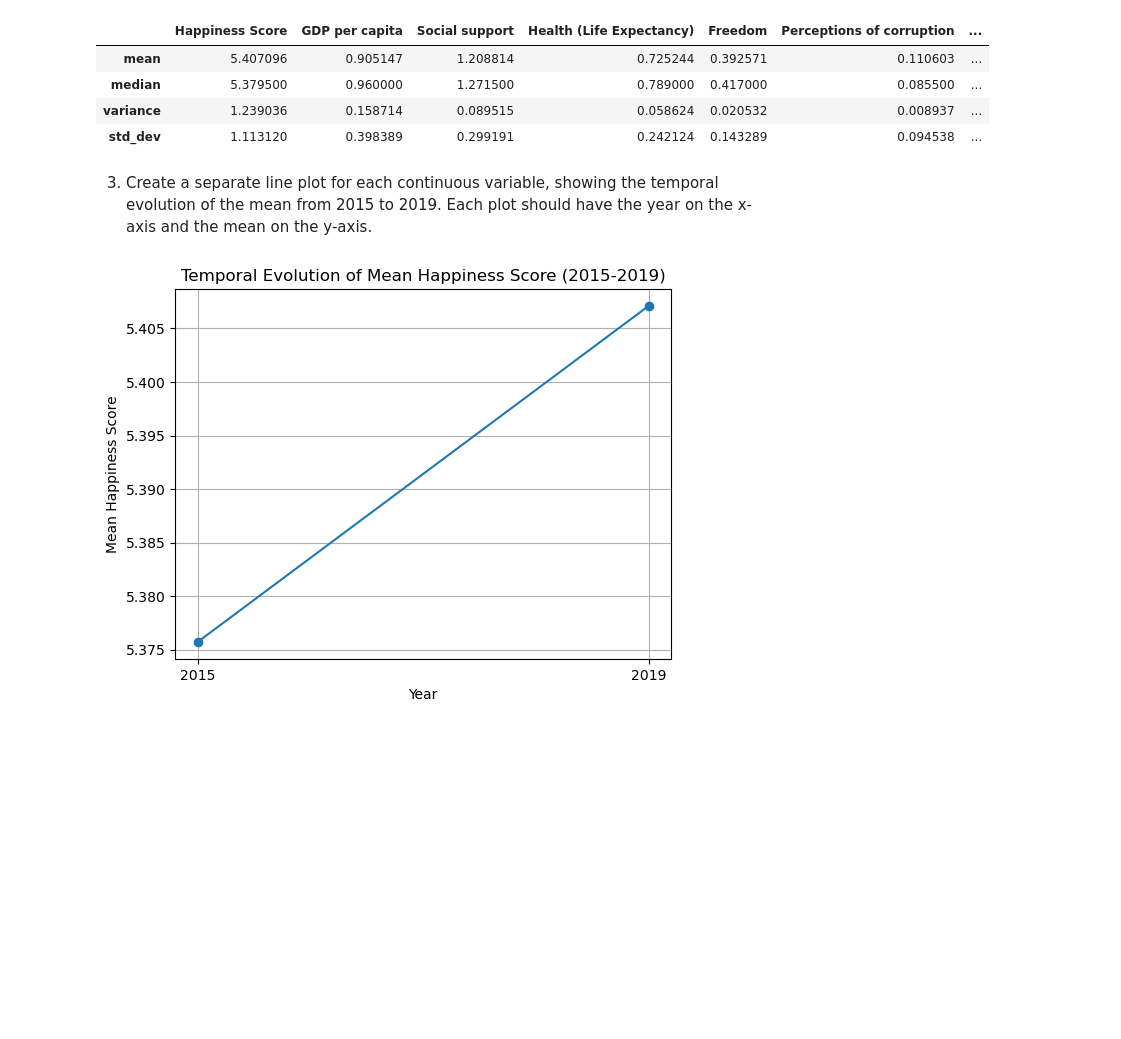
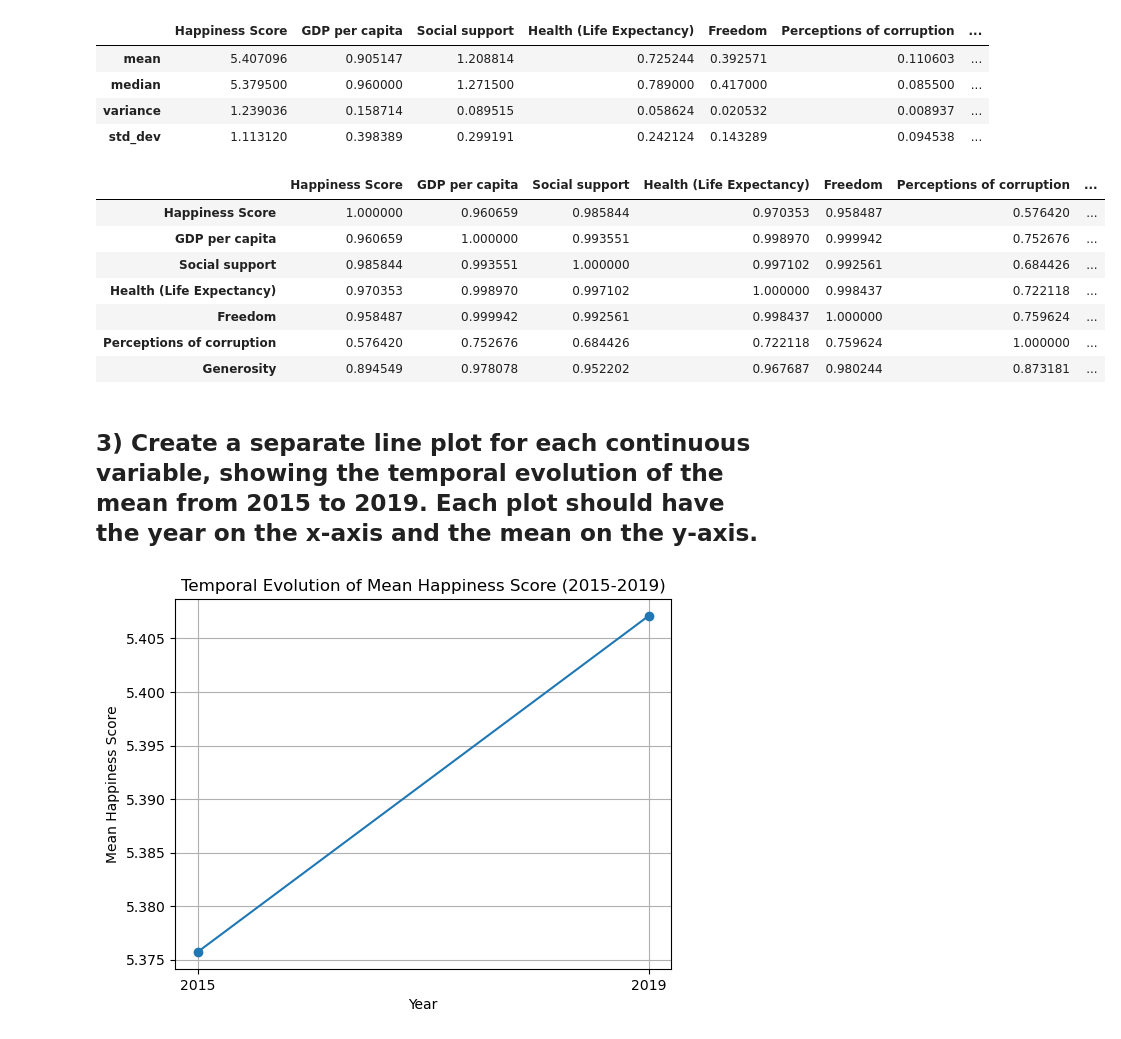
Before and after one commit to AkanchhaChoudhary/MSc-Data_Management_and_Business_Analytics, a Jupyter notebook: First_Trimester/Final_Assessment_Akanchha_Choudhary_96616.ipynb, the cells around one changed output. Saved outputs shown, nothing was run; the diff lists cells and outputs as text; code cells hidden in the pictures; blank space fills up the shorter version.

```diff
--- a/First_Trimester/Coding and statistics with python/Final_Assessment_Akanchha_Choudhary.ipynb
+++ b/First_Trimester/Final_Assessment_Akanchha_Choudhary_96616.ipynb
@@ -48,8 +66,8 @@ data_2019.head()
 # Since both dataset has same variables
 continuous_vars = ['Happiness Score', 'GDP per capita', 'Social support', 'Health (Life Expectancy)', 'Freedom', 'Perceptions of corruption', 'Generosity']
 
-# Function to calculate statistics
-def calculate_statistics(df, variables):
+# Lets create a function that will calculate statistics for both the year by taking two arguments for each year: the dataframe and our continuous variable defined above
+def data_statistics(df, variables):
     stats = {}
     for var in variables:
         stats[var] = {
@@ -61,7 +79,7 @@ def calculate_statistics(df, variables):
     return pd.DataFrame(stats)
 
 # Calculate statistics for 2015
-stats_2015 = calculate_statistics(data_2015, continuous_vars)
+stats_2015 = data_statistics(data_2015, continuous_vars)
 
 print("Statistics for 2015:")
 stats_2015
@@ -73,8 +91,9 @@ Statistics for 2015:
 | variance | 1.311048 | 0.162506 | 0.074185 | 0.061047 | 0.022708 | 0.014408 | ... |
 | std_dev | 1.145010 | 0.403121 | 0.272369 | 0.247078 | 0.150693 | 0.120034 | ... |
 # %%
-# Calculate statistics for 2019
-stats_2019 = calculate_statistics(data_2019, continuous_vars)
+# By calling same function that we created in previous cell we Calculate statistics for 2019 as well
+
+stats_2019 = data_statistics(data_2019, continuous_vars)
 print("\nStatistics for 2019:")
 
 stats_2019
@@ -85,6 +104,17 @@ Statistics for 2019:
 | median | 5.379500 | 0.960000 | 1.271500 | 0.789000 | 0.417000 | 0.085500 | ... |
 | variance | 1.239036 | 0.158714 | 0.089515 | 0.058624 | 0.020532 | 0.008937 | ... |
 | std_dev | 1.113120 | 0.398389 | 0.299191 | 0.242124 | 0.143289 | 0.094538 | ... |
+# %%
+stats_2019.corr()
+# %% [output]
+|  | Happiness Score | GDP per capita | Social support | Health (Life Expectancy) | Freedom | Perceptions of corruption | ... |
+| Happiness Score | 1.000000 | 0.960659 | 0.985844 | 0.970353 | 0.958487 | 0.576420 | ... |
+| GDP per capita | 0.960659 | 1.000000 | 0.993551 | 0.998970 | 0.999942 | 0.752676 | ... |
+| Social support | 0.985844 | 0.993551 | 1.000000 | 0.997102 | 0.992561 | 0.684426 | ... |
+| Health (Life Expectancy) | 0.970353 | 0.998970 | 0.997102 | 1.000000 | 0.998437 | 0.722118 | ... |
+| Freedom | 0.958487 | 0.999942 | 0.992561 | 0.998437 | 1.000000 | 0.759624 | ... |
+| Perceptions of corruption | 0.576420 | 0.752676 | 0.684426 | 0.722118 | 0.759624 | 1.000000 | ... |
+| Generosity | 0.894549 | 0.978078 | 0.952202 | 0.967687 | 0.980244 | 0.873181 | ... |
 # %% [markdown]
-3) Create a separate line plot for each continuous variable, showing the temporal evolution of the mean from 2015 to 2019. Each plot should have the year on the x-axis and the mean on the y-axis.
+## 3) Create a separate line plot for each continuous variable, showing the temporal evolution of the mean from 2015 to 2019. Each plot should have the year on the x-axis and the mean on the y-axis.
 # %%
```
Also changed, not shown: parts of 40 cells of this notebook, 3 other files.
